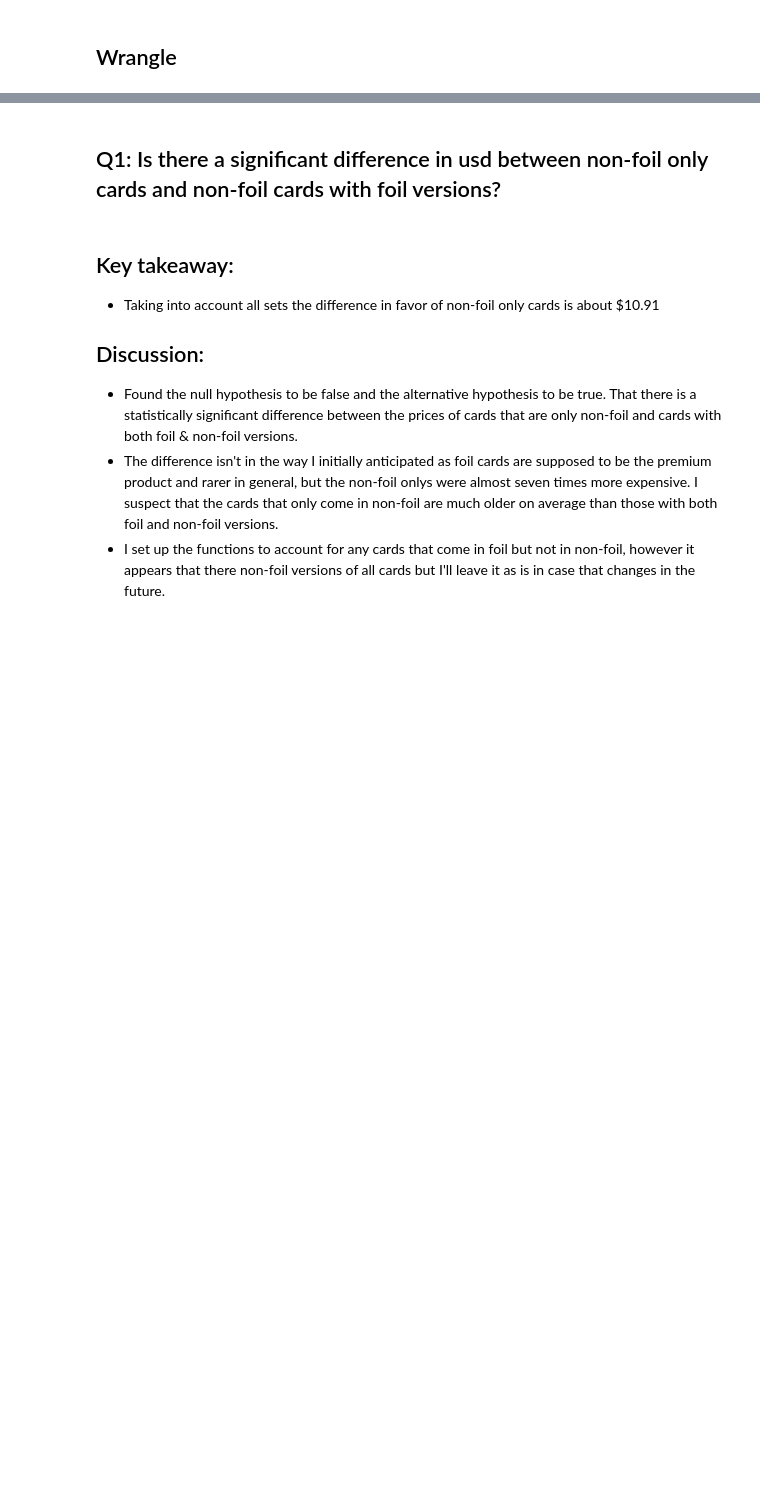
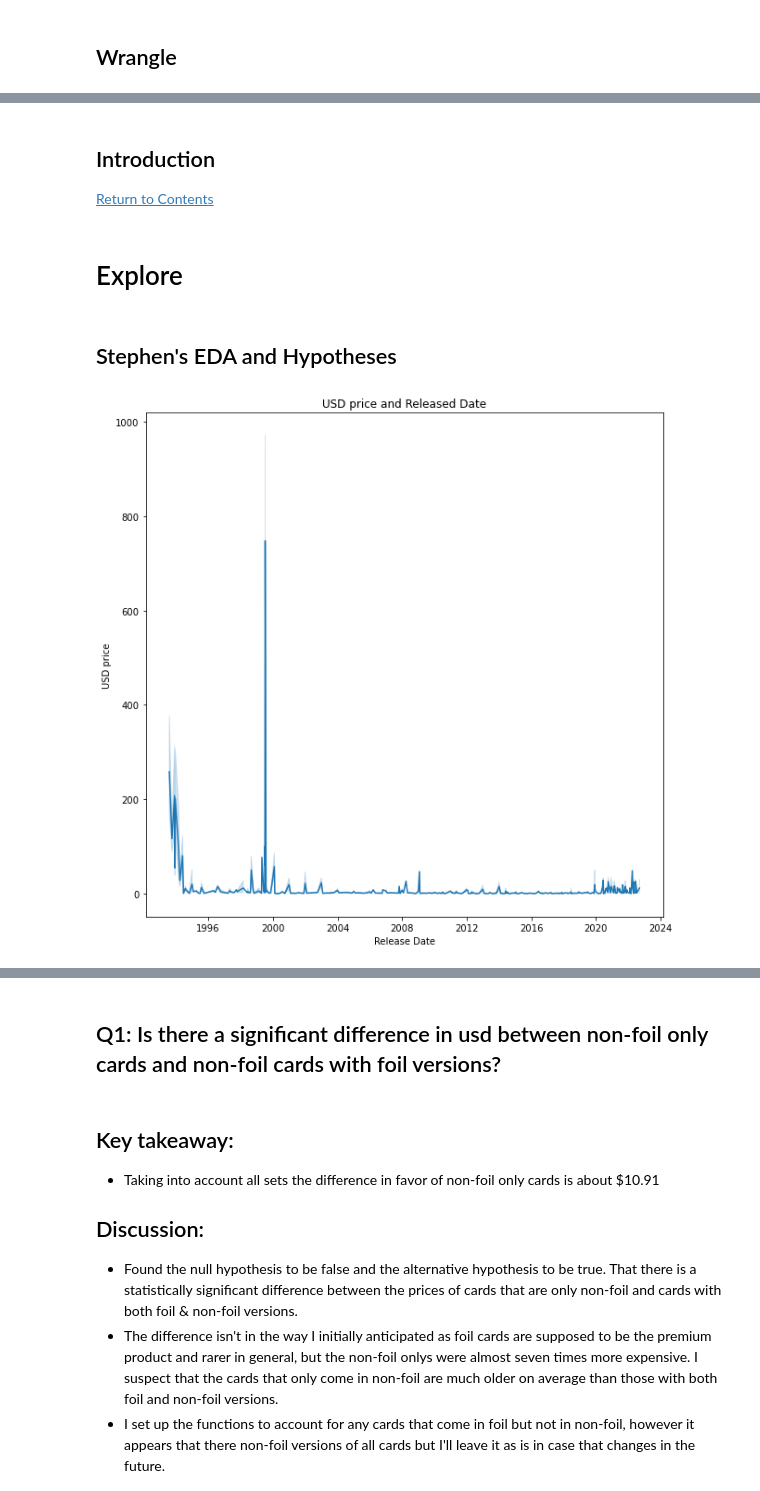
Before and after one commit to Jemison-DavidJasonStephenVasiliy/MTG-Project, a Jupyter notebook: Jason/draft_mvp.ipynb, the cells around one changed output, grey strips where cells are left out. Drawn from its saved outputs; the diff is of its cells as text; code cells hidden in the pictures; blank space fills up the shorter version.

Commit message:
Bug testing draft_mvp notebook for explore functions

```diff
--- a/Jason/draft_mvp.ipynb
+++ b/Jason/draft_mvp.ipynb
@@ -25,0 +47,12 @@ Found file in working directory!
+# %% [markdown]
+## Introduction <a name='intro'></a>
+
+<a href='#contents'>Return to Contents</a>
+# %% [markdown]
+# Explore
+# %% [markdown]
+## Stephen's EDA and Hypotheses
+# %%
+explore.vis_usd_by_released_at(train)
+# %% [output]
+[figure, added]
```
Also changed, not shown: parts of 31 cells of this notebook, 3 other files.
